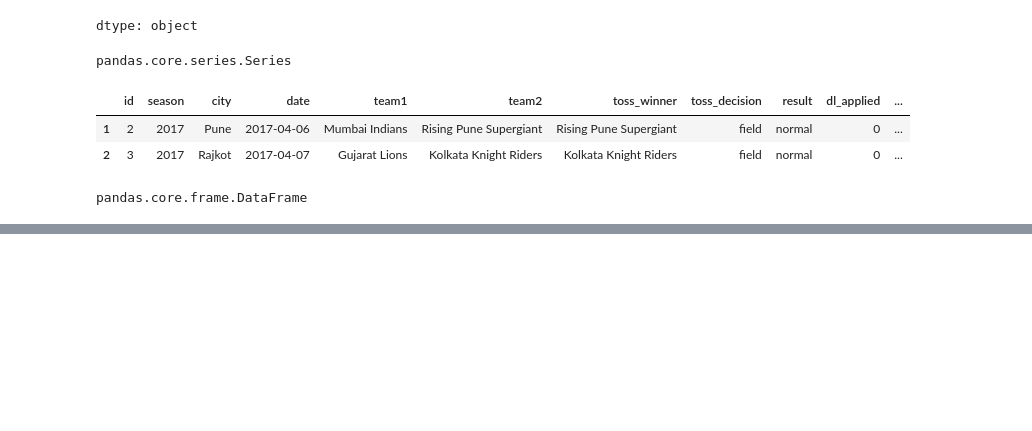
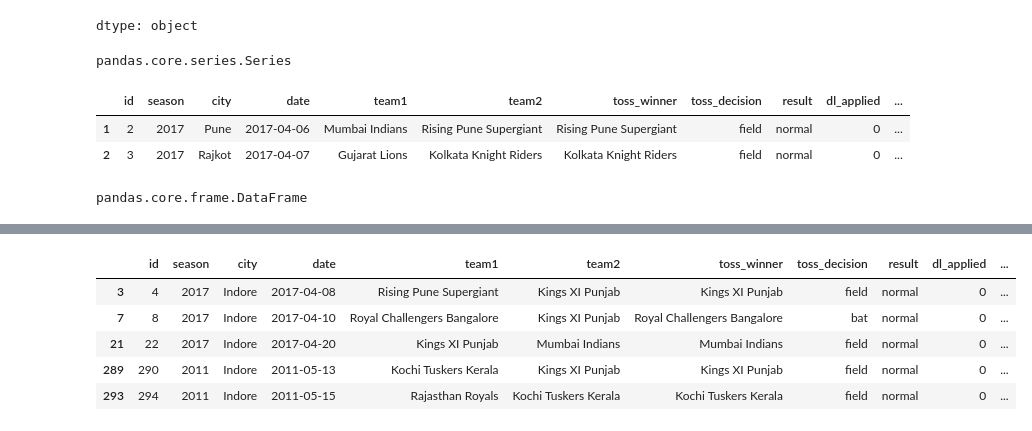
Before and after one commit to badalm06/Numpy, a Jupyter notebook: Pandas.ipynb, the cells around one changed output, grey strips where cells are left out. Cells and saved outputs as stored; diff of their text form; code cells hidden in the pictures; blank space fills up the shorter version.

```diff
--- a/Pandas.ipynb
+++ b/Pandas.ipynb
@@ -164,3 +164,14 @@ data.iloc[1:11:2]
 | 5 | 6 | 2017 | Hyderabad | 2017-04-09 | Gujarat Lions | Sunrisers Hyderabad | Sunrisers Hyderabad | field | normal | 0 | ... |
 | 7 | 8 | 2017 | Indore | 2017-04-10 | Royal Challengers Bangalore | Kings XI Punjab | Royal Challengers Bangalore | bat | normal | 0 | ... |
 | 9 | 10 | 2017 | Mumbai | 2017-04-12 | Sunrisers Hyderabad | Mumbai Indians | Mumbai Indians | field | normal | 0 | ... |
+# %%
+# Filtering dataframe based on the given condition
+mask = data['city']=='Indore'             # This is a series - Boolean series
+data[mask]
+# %% [output]
+|  | id | season | city | date | team1 | team2 | toss_winner | toss_decision | result | dl_applied | ... |
+| 3 | 4 | 2017 | Indore | 2017-04-08 | Rising Pune Supergiant | Kings XI Punjab | Kings XI Punjab | field | normal | 0 | ... |
+| 7 | 8 | 2017 | Indore | 2017-04-10 | Royal Challengers Bangalore | Kings XI Punjab | Royal Challengers Bangalore | bat | normal | 0 | ... |
+| 21 | 22 | 2017 | Indore | 2017-04-20 | Kings XI Punjab | Mumbai Indians | Mumbai Indians | field | normal | 0 | ... |
+| 289 | 290 | 2011 | Indore | 2011-05-13 | Kochi Tuskers Kerala | Kings XI Punjab | Kings XI Punjab | field | normal | 0 | ... |
+| 293 | 294 | 2011 | Indore | 2011-05-15 | Rajasthan Royals | Kochi Tuskers Kerala | Kochi Tuskers Kerala | field | normal | 0 | ... |
```
Also changed, not shown: parts of 8 cells of this notebook.
